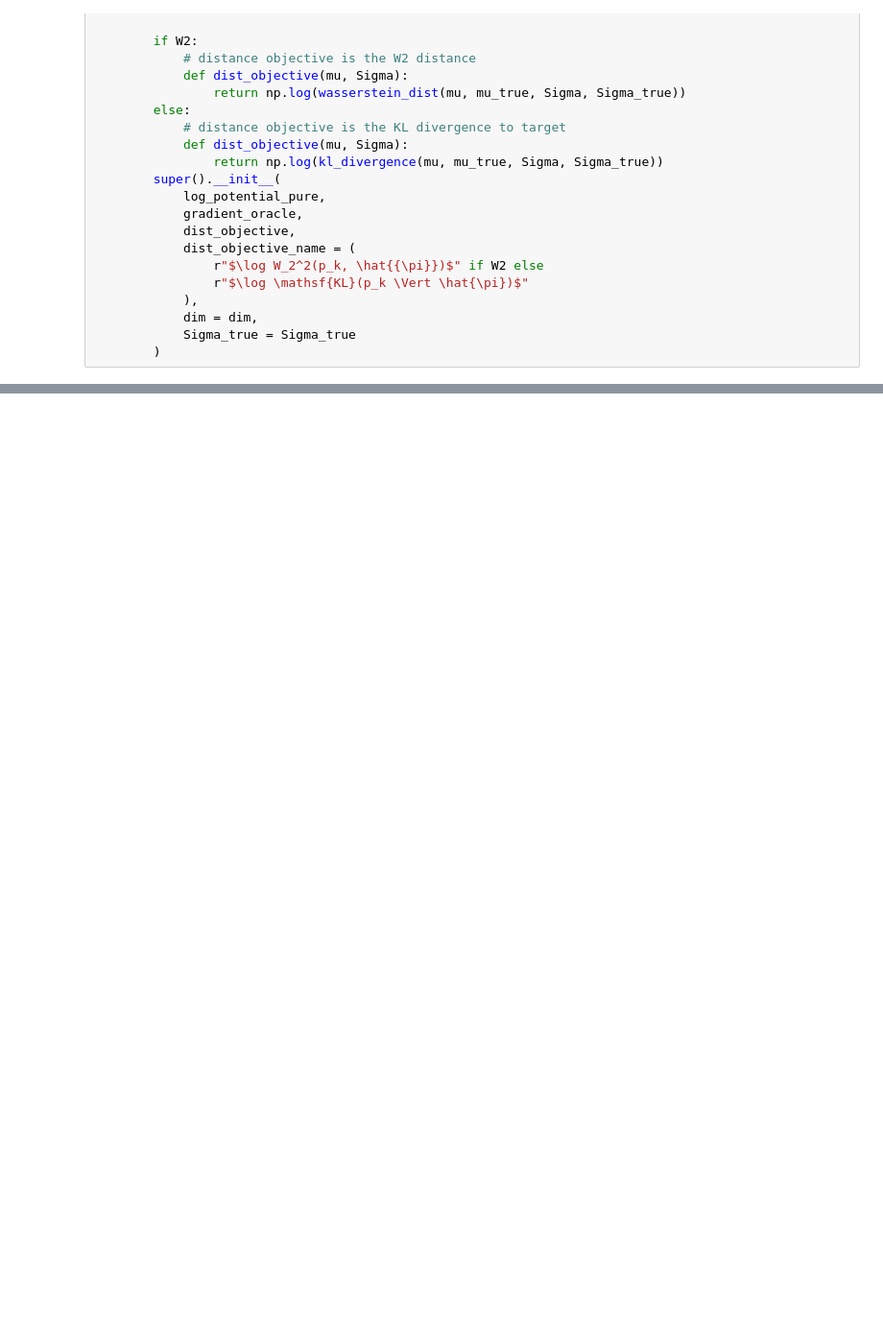
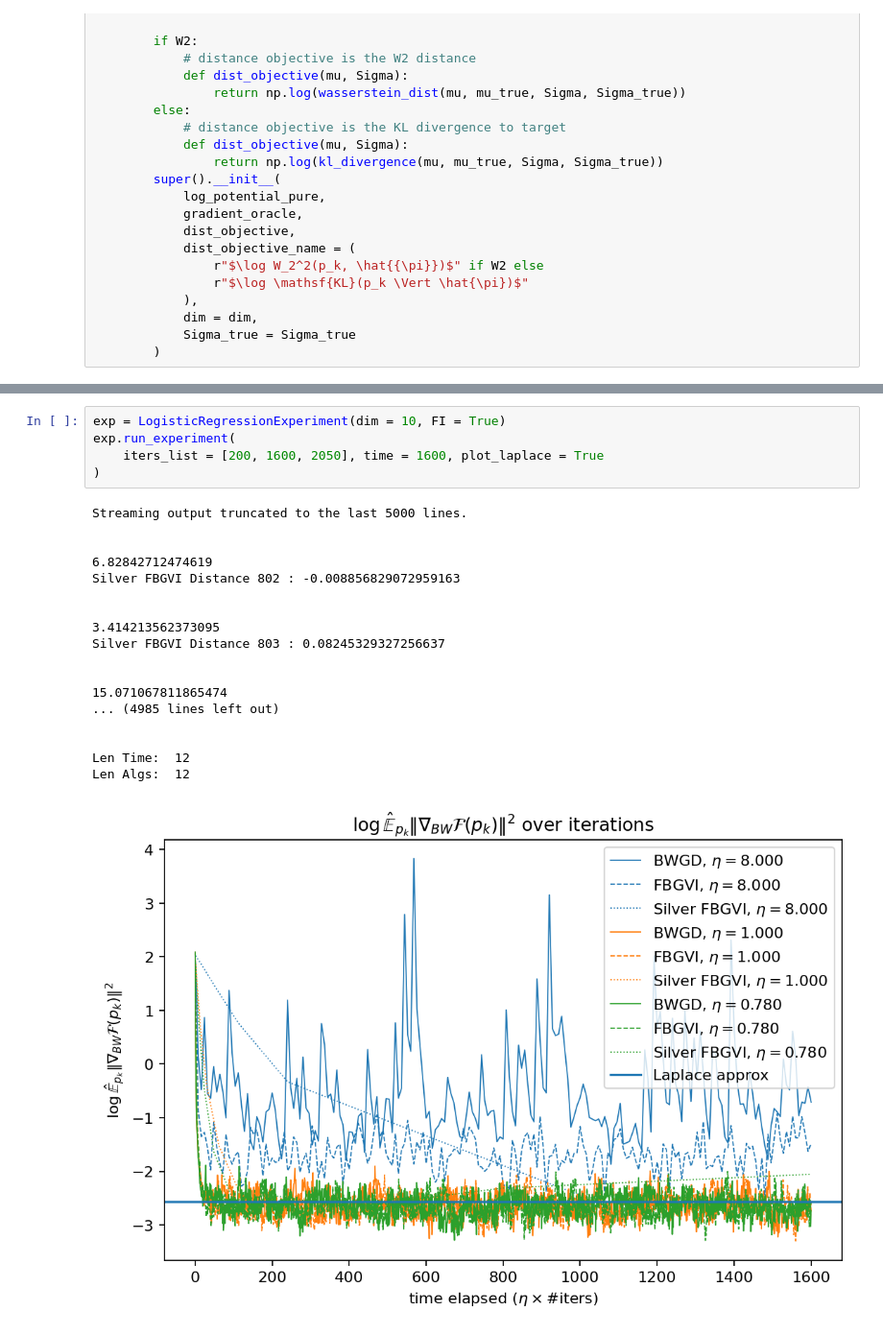
Before and after one commit to ayfeng23/FB_algorithms, a Jupyter notebook: Silver_Stepsize_FB_VI.ipynb, the cells around one changed output, grey strips where cells are left out. Shown at 96% size. Cells and saved outputs as stored; diff of their text form; blank space fills up the shorter version.

```diff
--- a/Silver_Stepsize_FB_VI.ipynb
+++ b/Silver_Stepsize_FB_VI.ipynb
@@ -516,0 +767,24 @@ LinAlgError: eig algorithm (geev) did not converge (only eigenvalues with order
+# %%
+exp = LogisticRegressionExperiment(dim = 10, FI = True)
+exp.run_experiment(
+    iters_list = [200, 1600, 2050], time = 1600, plot_laplace = True
+)
+# %% [output]
+Streaming output truncated to the last 5000 lines.
+
+
+6.82842712474619
+Silver FBGVI Distance 802 : -0.008856829072959163
+
+
+3.414213562373095
+Silver FBGVI Distance 803 : 0.08245329327256637
+
+
+15.071067811865474
+... (4985 lines left out)
+
+
+Len Time:  12
+Len Algs:  12
+[figure, added]
```
Also changed, not shown: parts of 12 cells of this notebook.
